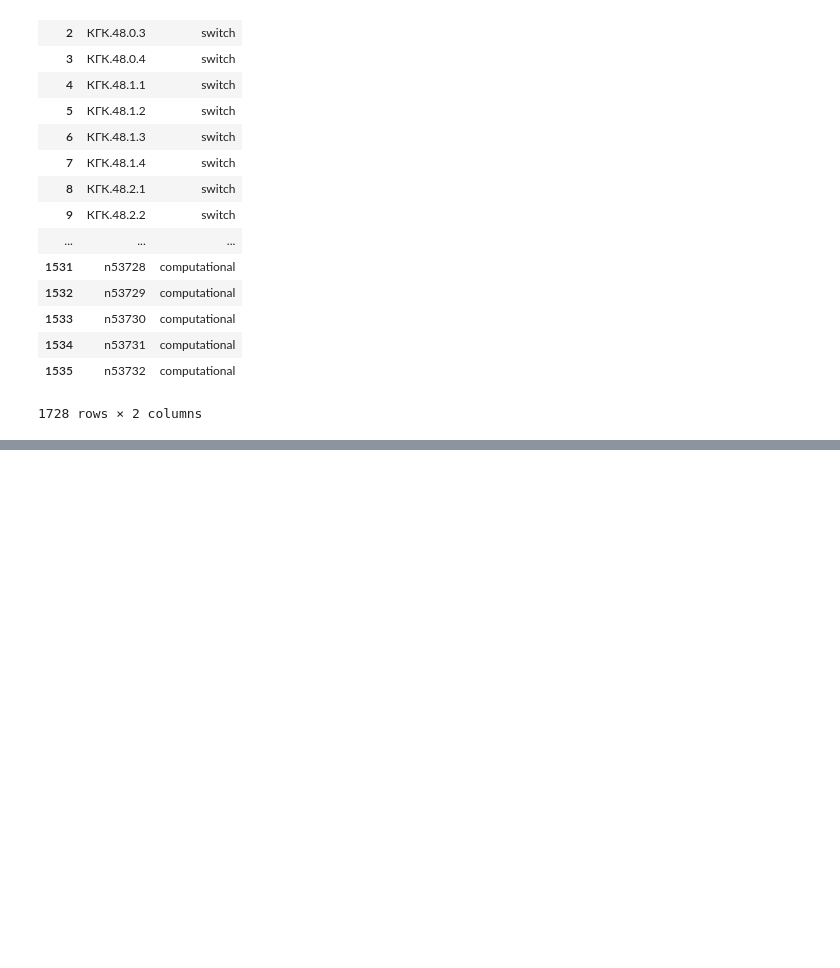
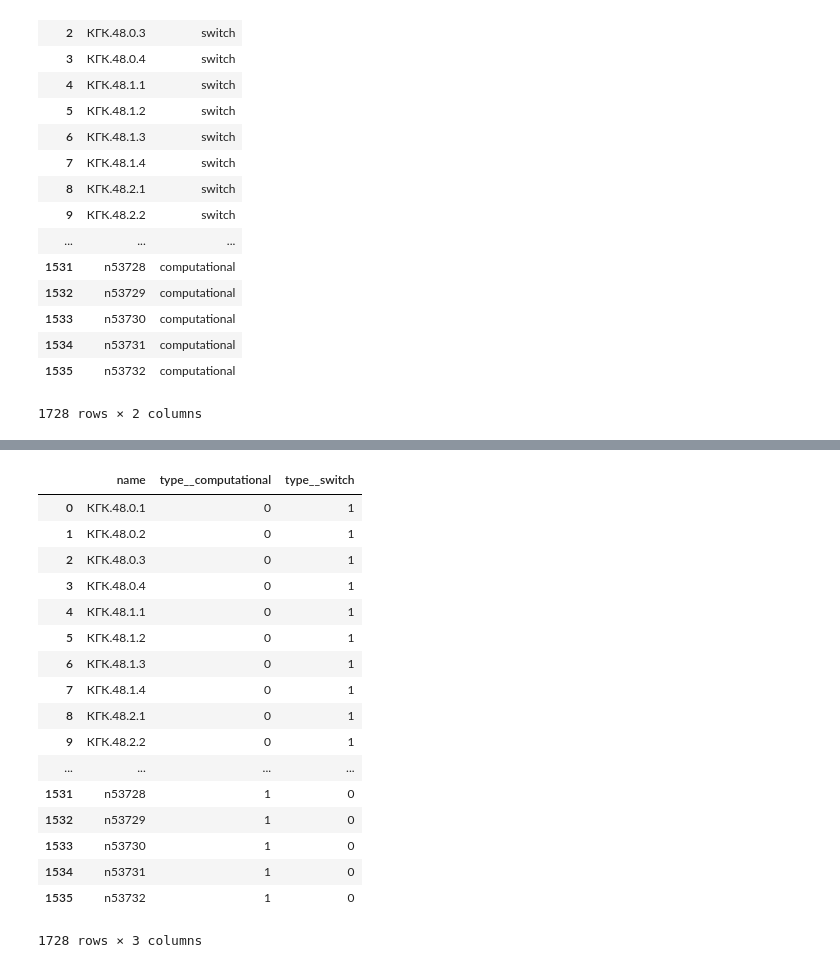
Before and after one commit to b-filip/topologies_clusterizer, a Jupyter notebook: new_stuff.ipynb, the cells around one changed output, grey strips where cells are left out. Saved outputs shown, nothing was run; the diff lists cells and outputs as text; code cells hidden in the pictures; blank space fills up the shorter version.

```diff
--- a/new_stuff.ipynb
+++ b/new_stuff.ipynb
@@ -283,6 +284,7 @@ nodes = pd.concat([
         .rename(columns={"computational_node": "name"})
         .assign(type_="computational")
 ])
+nodes["type_"] = nodes["type_"].astype("category")
 # %%
 nodes
 # %% [output]
@@ -306,0 +321,21 @@ nodes
+# %%
+pd.get_dummies(nodes, columns=["type_"]) # this is one-hot encoding. I don't want one-hot encoding
+# %% [output]
+|  | name | type__computational | type__switch |
+| 0 | КГК.48.0.1 | 0 | 1 |
+| 1 | КГК.48.0.2 | 0 | 1 |
+| 2 | КГК.48.0.3 | 0 | 1 |
+| 3 | КГК.48.0.4 | 0 | 1 |
+| 4 | КГК.48.1.1 | 0 | 1 |
+| 5 | КГК.48.1.2 | 0 | 1 |
+| 6 | КГК.48.1.3 | 0 | 1 |
+| 7 | КГК.48.1.4 | 0 | 1 |
+| 8 | КГК.48.2.1 | 0 | 1 |
+| 9 | КГК.48.2.2 | 0 | 1 |
+| ... | ... | ... | ... |
+| 1531 | n53728 | 1 | 0 |
+| 1532 | n53729 | 1 | 0 |
+| 1533 | n53730 | 1 | 0 |
+| 1534 | n53731 | 1 | 0 |
+| 1535 | n53732 | 1 | 0 |
+1728 rows × 3 columns
```
Also changed, not shown: parts of 2 cells of this notebook.
